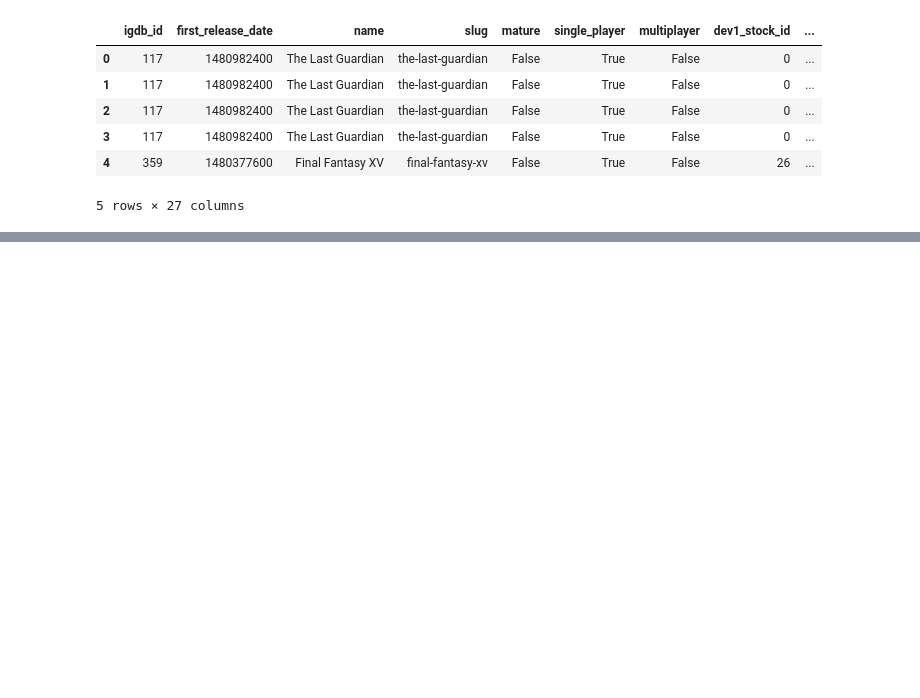
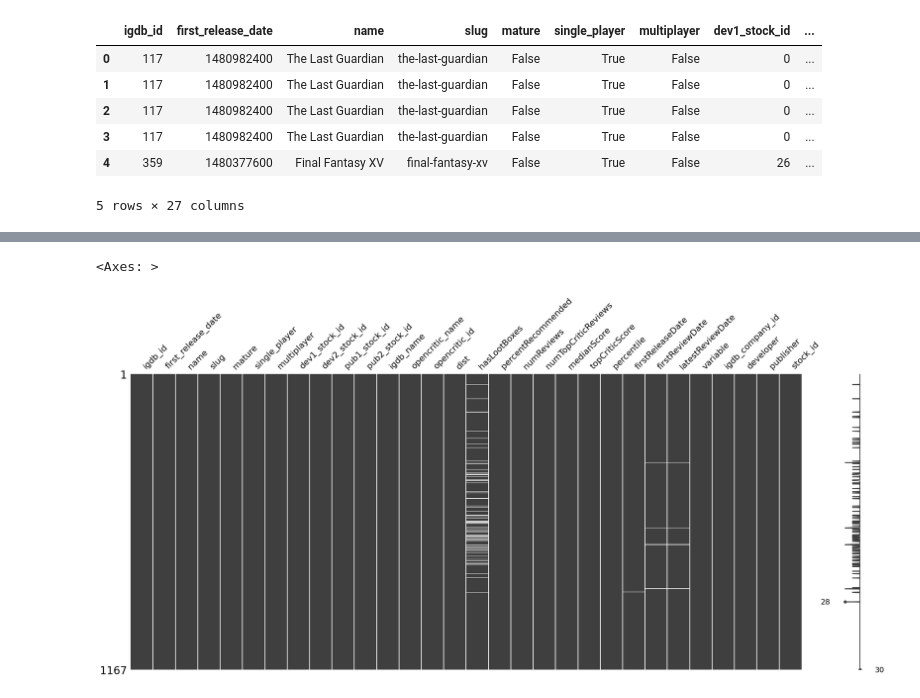
Before and after one commit to c0nn0rstevens/video-game-review-scores-returns-thesis, a Jupyter notebook: reviews_exploration.ipynb, the cells around one changed output, grey strips where cells are left out. Cells and saved outputs as stored; diff of their text form; code cells hidden in the pictures; blank space fills up the shorter version.

Commit message:
Joined and cleaned games and reviews datasets

```diff
--- a/reviews_exploration.ipynb
+++ b/reviews_exploration.ipynb
@@ -148,0 +176,7 @@ test.head()
+# %%
+# Remove observations where the igdb_company_id is 0.
+
+# Get index of rows where igdb_company_id is 0.
+zero_index = games_reviews_long_df[games_reviews_long_df['igdb_company_id'] == 0].index
+games_reviews_long_df = games_reviews_long_df.drop(zero_index)
+games_reviews_long_df.head()
@@ -148,0 +209,5 @@ test.head()
+# %%
+# Create boolean columns.
+games_reviews_long_df['developer'] = games_reviews_long_df['variable'].map(is_developer)
+games_reviews_long_df['publisher'] = games_reviews_long_df['variable'].map(is_publisher)
+games_reviews_long_df.head()
@@ -148,0 +222,22 @@ test.head()
+# %%
+# Go through all observations and add a stock_id to each game to enable joining with the financial dataset.
+
+# Save companies.json to a variable.
+with open('companies.json') as json_file:
+  companies_dict = json.load(json_file)
+
+def get_stock_id(igdb_company_id):
+
+  # Loop through each company in companies.json.
+  for company in companies_dict:
+
+    if igdb_company_id in company['igdb_ids']:
+      return company['stock_id']
+
+    else:
+      continue
+# %%
+# use function to get stock_ids.
+games_reviews_long_df['stock_id'] = games_reviews_long_df['igdb_company_id'].map(get_stock_id)
+
+games_reviews_long_df.head()
@@ -148,0 +252,8 @@ test.head()
+# %%
+# Plot missing data.
+%matplotlib inline
+
+msno.matrix(games_reviews_long_df)
+# %% [output]
+<Axes: >
+[figure, added]
```
Also changed, not shown: parts of 11 cells of this notebook.
